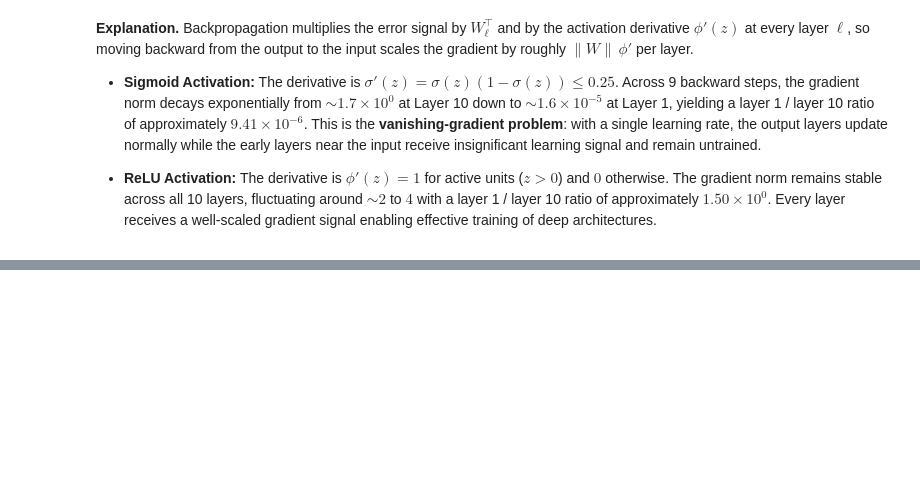
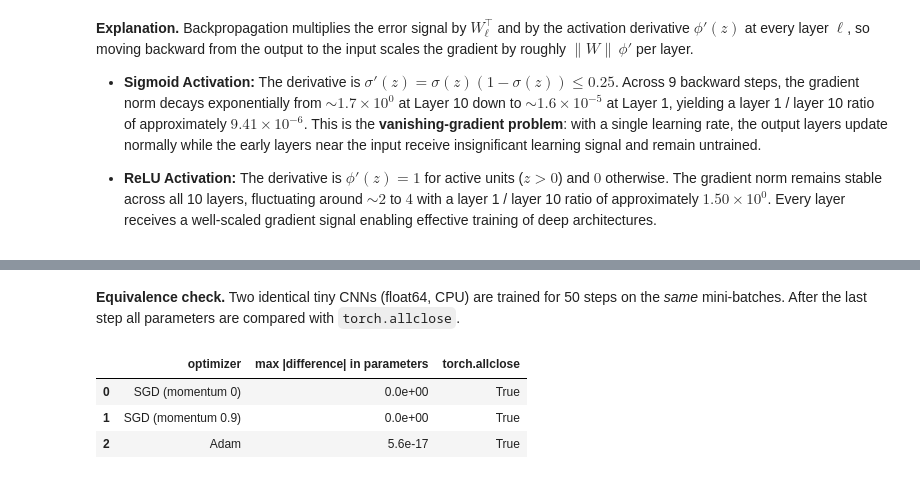
Before and after one commit to pasindudarshana/EN4554-Assignment-2-on-CNNs, a Jupyter notebook: EN4554_Assignment_2_on_CNNs.ipynb, the cells around one changed output, grey strips where cells are left out. Cells and saved outputs as stored; diff of their text form; code cells hidden in the pictures; blank space fills up the shorter version.

```diff
--- a/EN4554_Assignment_2_on_CNNs.ipynb
+++ b/EN4554_Assignment_2_on_CNNs.ipynb
@@ -309,0 +459,34 @@ for a in norms:
+# %% [markdown]
+**Equivalence check.** Two identical tiny CNNs (float64, CPU) are trained for 50 steps on the *same* mini-batches. After the last step all parameters are compared with `torch.allclose`.
+# %%
+import copy
+Xc, yc = X_train[:50 * 32].cpu().double(), y_train[:50 * 32].cpu()
+
+def compare(make_mine, make_ref, steps=50):
+    set_seed()
+    net_a = nn.Sequential(nn.Conv2d(3, 8, 3, padding=1), nn.ReLU(), nn.MaxPool2d(4), nn.Flatten(), nn.Linear(8 * 8 * 8, 10)).double()
+    net_b = copy.deepcopy(net_a)
+    opt_a, opt_b = make_mine(net_a.parameters()), make_ref(net_b.parameters())
+    for i in range(steps):
+        xb, yb = Xc[i * 32:(i + 1) * 32], yc[i * 32:(i + 1) * 32]
+        for net, opt in ((net_a, opt_a), (net_b, opt_b)):
+            opt.zero_grad(); F.cross_entropy(net(xb), yb).backward(); opt.step()
+    diff = max((pa - pb).abs().max().item() for pa, pb in zip(net_a.parameters(), net_b.parameters()))
+    ok = all(torch.allclose(pa, pb) for pa, pb in zip(net_a.parameters(), net_b.parameters()))
+    return diff, ok
+
+checks = {
+    "SGD (momentum 0)":   (lambda p: MySGD(p, lr=0.05),                lambda p: torch.optim.SGD(p, lr=0.05)),
+    "SGD (momentum 0.9)": (lambda p: MySGD(p, lr=0.01, momentum=0.9),  lambda p: torch.optim.SGD(p, lr=0.01, momentum=0.9)),
+    "Adam":               (lambda p: MyAdam(p, lr=1e-3),               lambda p: torch.optim.Adam(p, lr=1e-3)),
+}
+rows = []
+for name, (mine, ref) in checks.items():
+    diff, ok = compare(mine, ref)
+    rows.append({"optimizer": name, "max |difference| in parameters": diff, "torch.allclose": ok})
+pd.DataFrame(rows).style.format({"max |difference| in parameters": "{:.1e}"})
+# %% [output]
+|  | optimizer | max |difference| in parameters | torch.allclose |
+| 0 | SGD (momentum 0) | 0.0e+00 | True |
+| 1 | SGD (momentum 0.9) | 0.0e+00 | True |
+| 2 | Adam | 5.6e-17 | True |
```
Also changed, not shown: parts of 15 cells of this notebook.
